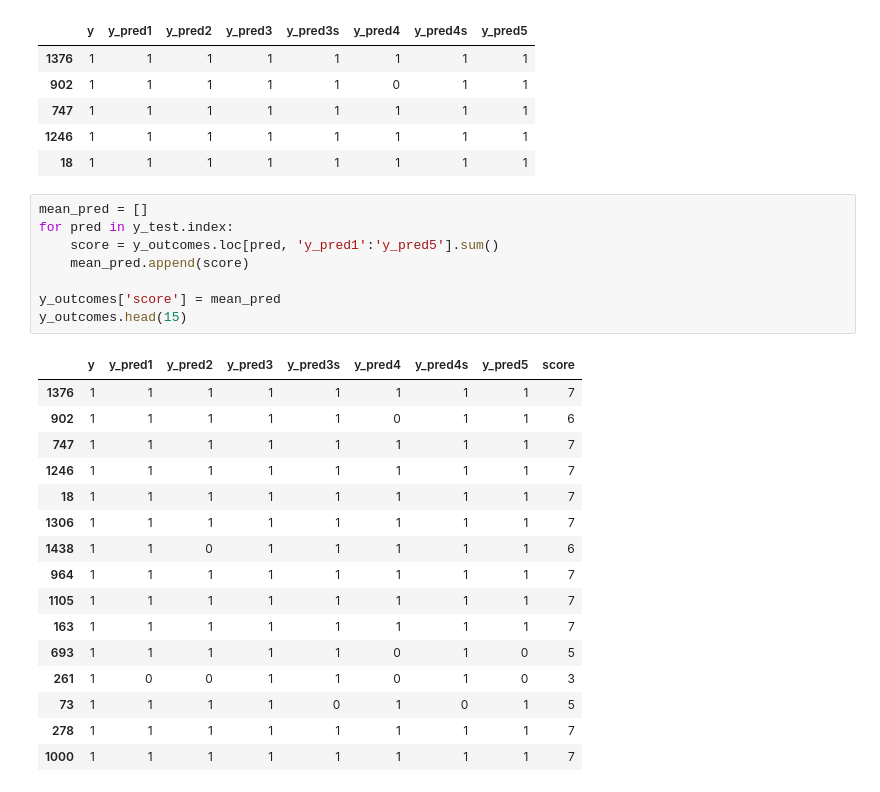
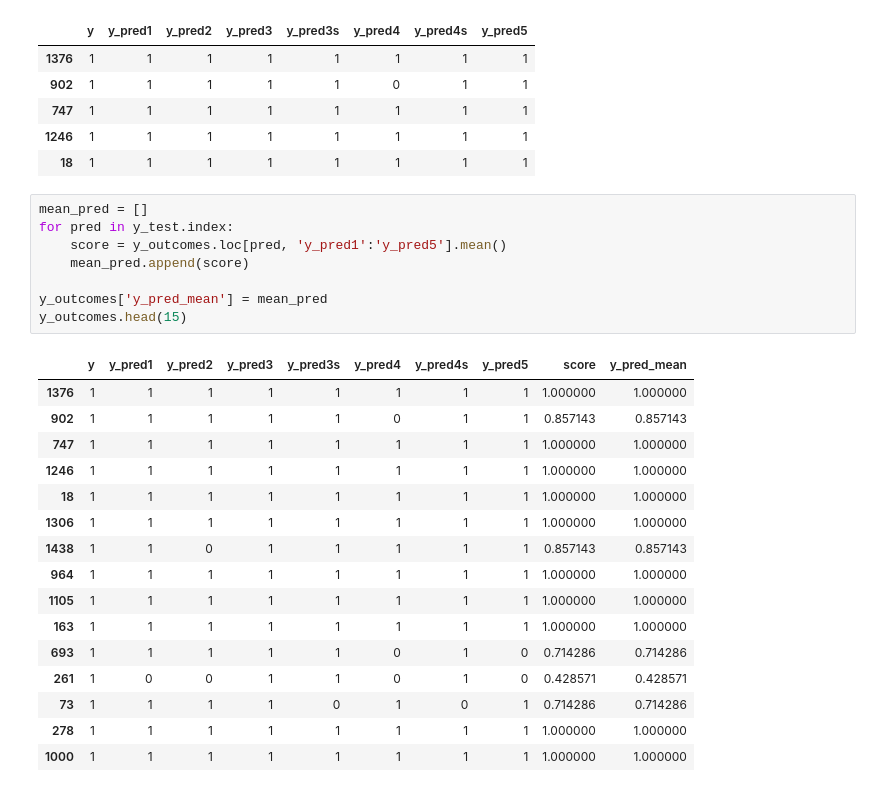
Before and after one commit to kjeliasen/codeup_class_challenges, a Jupyter notebook: 20191216_ClassificationWarmup/ClassificationWarmup.ipynb, the cells around one changed output. Drawn from its saved outputs; the diff is of its cells as text.

```diff
--- a/20191216_ClassificationWarmup/ClassificationWarmup.ipynb
+++ b/20191216_ClassificationWarmup/ClassificationWarmup.ipynb
@@ -360,25 +360,25 @@ y_outcomes.head()
 # %%
 mean_pred = []
 for pred in y_test.index:
-    score = y_outcomes.loc[pred, 'y_pred1':'y_pred5'].sum()
+    score = y_outcomes.loc[pred, 'y_pred1':'y_pred5'].mean()
     mean_pred.append(score)
 
-y_outcomes['score'] = mean_pred
+y_outcomes['y_pred_mean'] = mean_pred
 y_outcomes.head(15)
 # %% [output]
-|  | y | y_pred1 | y_pred2 | y_pred3 | y_pred3s | y_pred4 | y_pred4s | y_pred5 | score |
-| 1376 | 1 | 1 | 1 | 1 | 1 | 1 | 1 | 1 | 7 |
-| 902 | 1 | 1 | 1 | 1 | 1 | 0 | 1 | 1 | 6 |
-| 747 | 1 | 1 | 1 | 1 | 1 | 1 | 1 | 1 | 7 |
-| 1246 | 1 | 1 | 1 | 1 | 1 | 1 | 1 | 1 | 7 |
-| 18 | 1 | 1 | 1 | 1 | 1 | 1 | 1 | 1 | 7 |
-| 1306 | 1 | 1 | 1 | 1 | 1 | 1 | 1 | 1 | 7 |
-| 1438 | 1 | 1 | 0 | 1 | 1 | 1 | 1 | 1 | 6 |
-| 964 | 1 | 1 | 1 | 1 | 1 | 1 | 1 | 1 | 7 |
-| 1105 | 1 | 1 | 1 | 1 | 1 | 1 | 1 | 1 | 7 |
-| 163 | 1 | 1 | 1 | 1 | 1 | 1 | 1 | 1 | 7 |
-| 693 | 1 | 1 | 1 | 1 | 1 | 0 | 1 | 0 | 5 |
-| 261 | 1 | 0 | 0 | 1 | 1 | 0 | 1 | 0 | 3 |
-| 73 | 1 | 1 | 1 | 1 | 0 | 1 | 0 | 1 | 5 |
-| 278 | 1 | 1 | 1 | 1 | 1 | 1 | 1 | 1 | 7 |
-| 1000 | 1 | 1 | 1 | 1 | 1 | 1 | 1 | 1 | 7 |
+|  | y | y_pred1 | y_pred2 | y_pred3 | y_pred3s | y_pred4 | y_pred4s | y_pred5 | score | y_pred_mean |
+| 1376 | 1 | 1 | 1 | 1 | 1 | 1 | 1 | 1 | 1.000000 | 1.000000 |
+| 902 | 1 | 1 | 1 | 1 | 1 | 0 | 1 | 1 | 0.857143 | 0.857143 |
+| 747 | 1 | 1 | 1 | 1 | 1 | 1 | 1 | 1 | 1.000000 | 1.000000 |
+| 1246 | 1 | 1 | 1 | 1 | 1 | 1 | 1 | 1 | 1.000000 | 1.000000 |
+| 18 | 1 | 1 | 1 | 1 | 1 | 1 | 1 | 1 | 1.000000 | 1.000000 |
+| 1306 | 1 | 1 | 1 | 1 | 1 | 1 | 1 | 1 | 1.000000 | 1.000000 |
+| 1438 | 1 | 1 | 0 | 1 | 1 | 1 | 1 | 1 | 0.857143 | 0.857143 |
+| 964 | 1 | 1 | 1 | 1 | 1 | 1 | 1 | 1 | 1.000000 | 1.000000 |
+| 1105 | 1 | 1 | 1 | 1 | 1 | 1 | 1 | 1 | 1.000000 | 1.000000 |
+| 163 | 1 | 1 | 1 | 1 | 1 | 1 | 1 | 1 | 1.000000 | 1.000000 |
+| 693 | 1 | 1 | 1 | 1 | 1 | 0 | 1 | 0 | 0.714286 | 0.714286 |
+| 261 | 1 | 0 | 0 | 1 | 1 | 0 | 1 | 0 | 0.428571 | 0.428571 |
+| 73 | 1 | 1 | 1 | 1 | 0 | 1 | 0 | 1 | 0.714286 | 0.714286 |
+| 278 | 1 | 1 | 1 | 1 | 1 | 1 | 1 | 1 | 1.000000 | 1.000000 |
+| 1000 | 1 | 1 | 1 | 1 | 1 | 1 | 1 | 1 | 1.000000 | 1.000000 |
```
Also changed, not shown: parts of 3 cells of this notebook, 1 other file.
